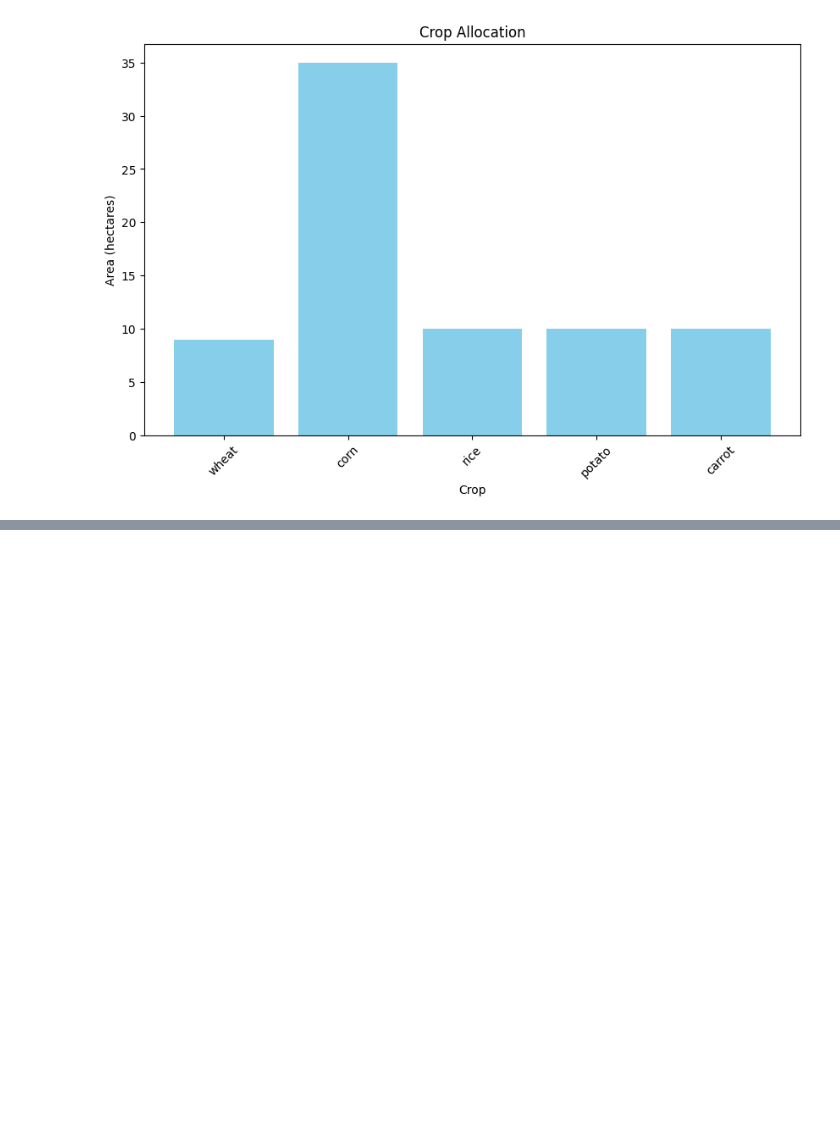
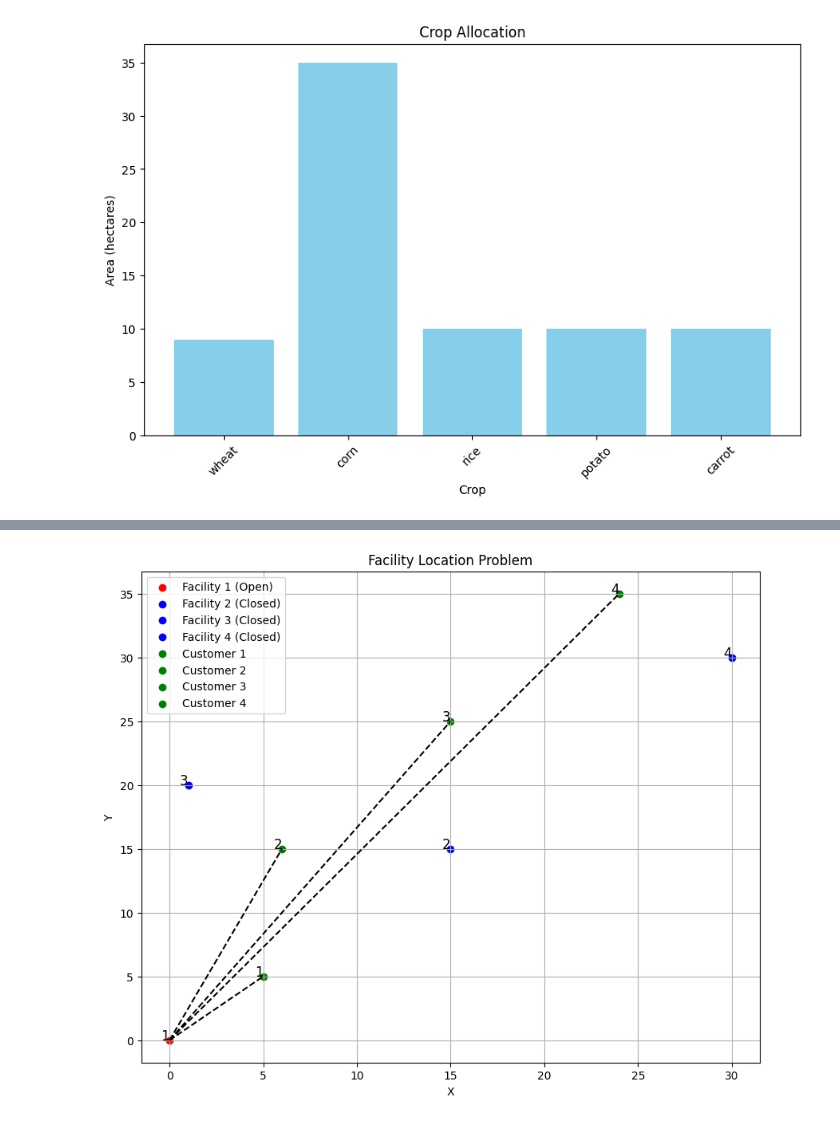
Before and after one commit to JskifterJ/SMT, a Jupyter notebook: SLO_midterm_consolidated.ipynb, the cells around one changed output, grey strips where cells are left out. Drawn from its saved outputs; the diff is of its cells as text; code cells hidden in the pictures; blank space fills up the shorter version.

```diff
--- a/SLO_midterm_consolidated.ipynb
+++ b/SLO_midterm_consolidated.ipynb
@@ -1018,0 +1256,39 @@ carrot: 10 hectares
+# %%
+import matplotlib.pyplot as plt
+
+def plot_solution(locations, customers, assignment, opened_facilities):
+    plt.figure(figsize=(10, 8))
+
+    # Plot facilities
+    for i, (x, y) in enumerate(locations):
+        if opened_facilities[i] == 1:
+            plt.scatter(x, y, color='red', label=f'Facility {i+1} (Open)')
+        else:
+            plt.scatter(x, y, color='blue', label=f'Facility {i+1} (Closed)')
+        plt.text(x, y, f'{i+1}', fontsize=12, ha='right')
+
+    # Plot customers
+    for j, (x, y) in enumerate(customers):
+        plt.scatter(x, y, color='green', label=f'Customer {j+1}')
+        plt.text(x, y, f'{j+1}', fontsize=12, ha='right')
+
+    # Plot connections between facilities and customers based on assignment
+    for i in range(len(locations)):
+        for j in range(len(customers)):
+            if assignment[i][j] == 1:
+                plt.plot([locations[i][0], customers[j][0]], [locations[i][1], customers[j][1]], color='black', linestyle='--')
+
+    plt.xlabel('X')
+    plt.ylabel('Y')
+    plt.title('Facility Location Problem')
+    plt.legend()
+    plt.grid(True)
+    plt.show()
+
+# Example usage
+result = solve_facility_location(locations, customers, opening_costs, capacity, demand, transportation_costs, environmental_impact)
+if result:
+    total_cost, assignment, opened_facilities = result
+    plot_solution(locations, customers, assignment, opened_facilities)
+# %% [output]
+[figure, added]
```
Also changed, not shown: parts of 8 cells of this notebook.
